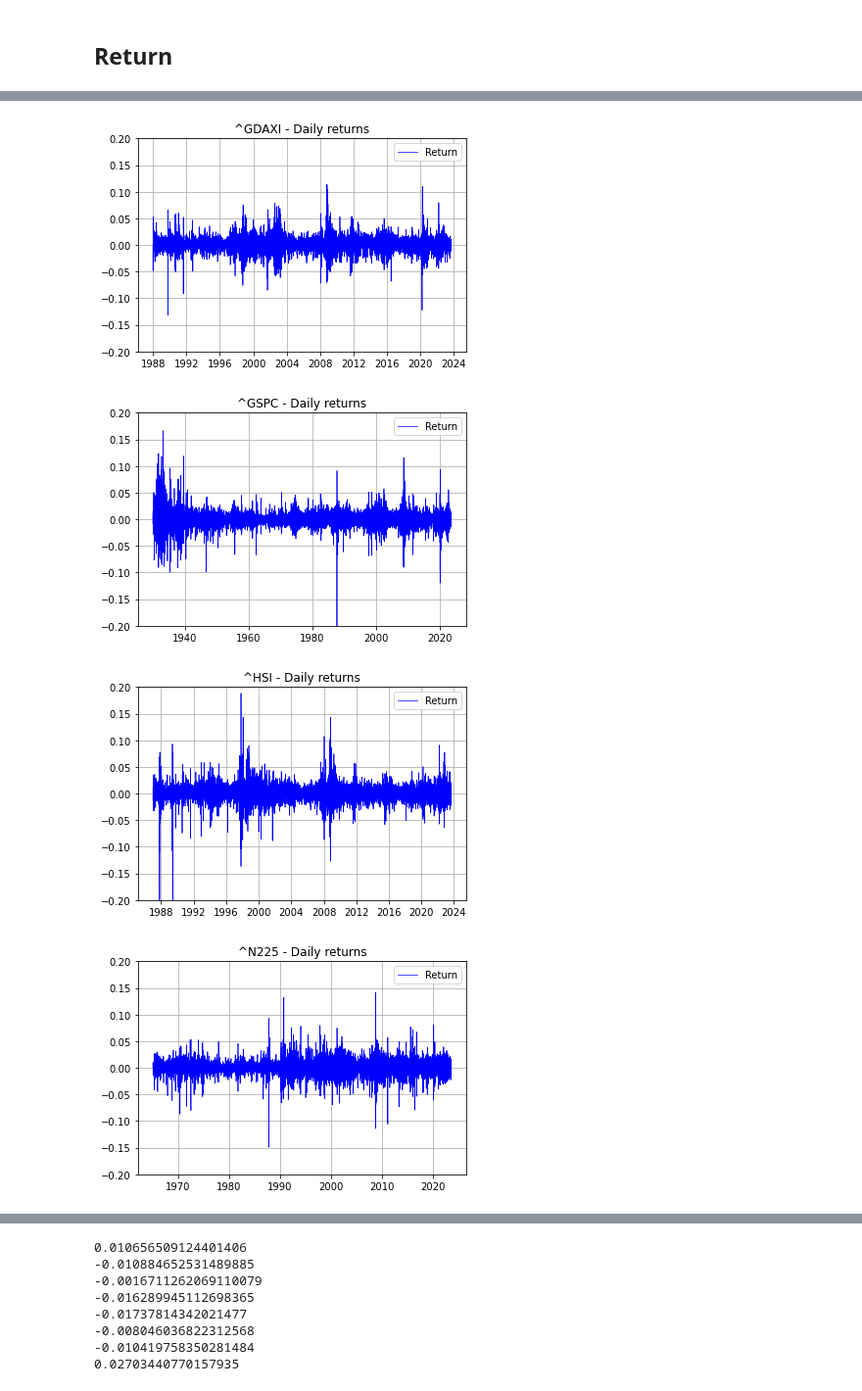
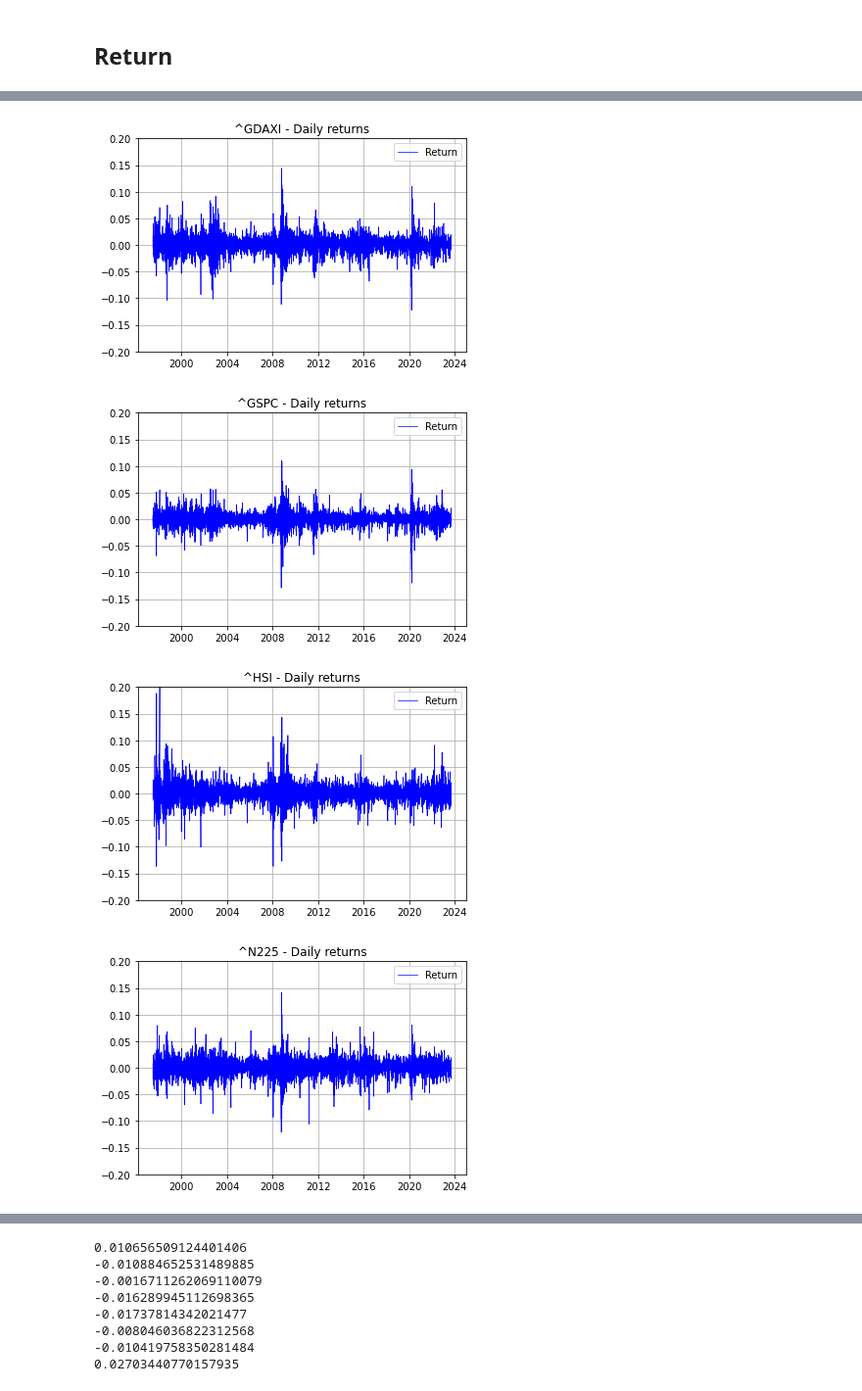
Before and after one commit to nicockt/fyp-2024, a Jupyter notebook: Data Processing.ipynb, the cells around one changed output, grey strips where cells are left out. Shown at 98% size. Cells and saved outputs as stored; diff of their text form; code cells hidden in the pictures.

```diff
--- a/Data Processing.ipynb
+++ b/Data Processing.ipynb
@@ -31,5 +31,6 @@ Date
 # %% [markdown]
 ## Return
 # %%
-price_df = index_df['Adj Close']
-price_df
+price_df = index_df['Adj Close'].dropna()
+volume_df = index_df['Volume'].dropna()
+volatility_df = price_df.rolling(window=252).std()
@@ -51,5 +37,5 @@ price_df
 # %%
-return_df = index_df['Adj Close'].pct_change()
+return_df = price_df.pct_change().dropna()
 for index_name in return_df:
     plt.plot(return_df[index_name], color='blue', linewidth=0.7)
     plt.ylim(-0.2, 0.2)
@@ -64,4 +50,4 @@ for index_name in return_df:
-[figure, old version]
+[figure, new version]
-[figure, old version]
+[figure, new version]
-[figure, old version]
+[figure, new version]
-[figure, old version]
+[figure, new version]
```
Also changed, not shown: parts of 5 cells of this notebook, 10 other files.
